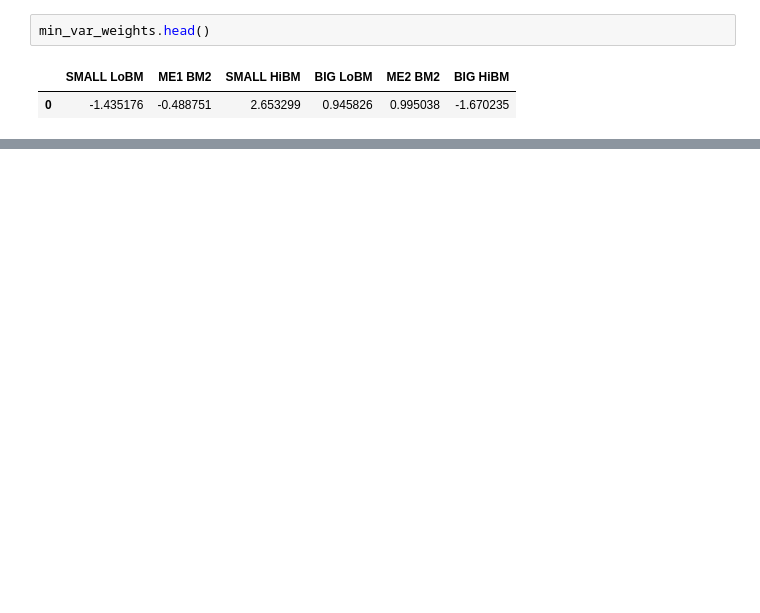
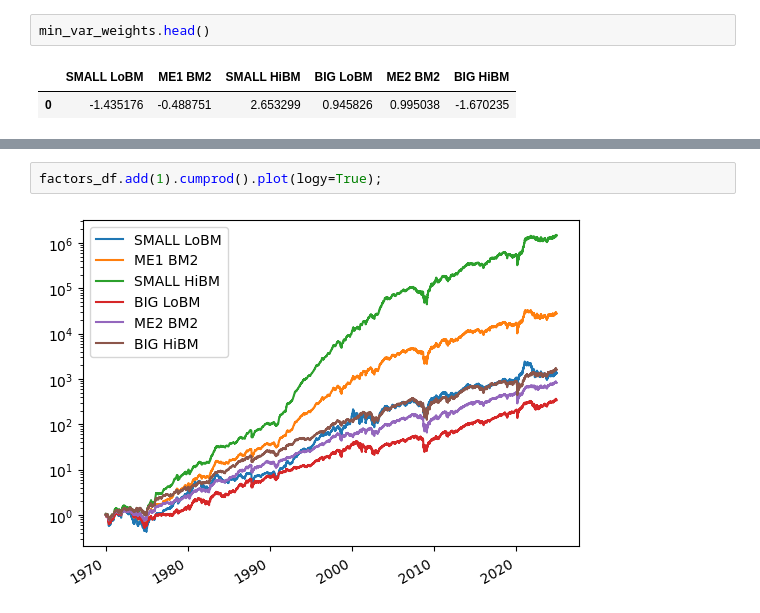
Before and after one commit to v-buchkov/wufam, a Jupyter notebook: backtests/0_Assignment.ipynb, the cells around one changed output, grey strips where cells are left out. Cells and saved outputs as stored; diff of their text form; blank space fills up the shorter version.

```diff
--- a/backtests/0_Assignment.ipynb
+++ b/backtests/0_Assignment.ipynb
@@ -120,0 +111,4 @@ min_var_weights.head()
+# %%
+factors_df.add(1).cumprod().plot(logy=True);
+# %% [output]
+[figure, added]
```
Also changed, not shown: parts of 23 cells of this notebook, 6 other files.
